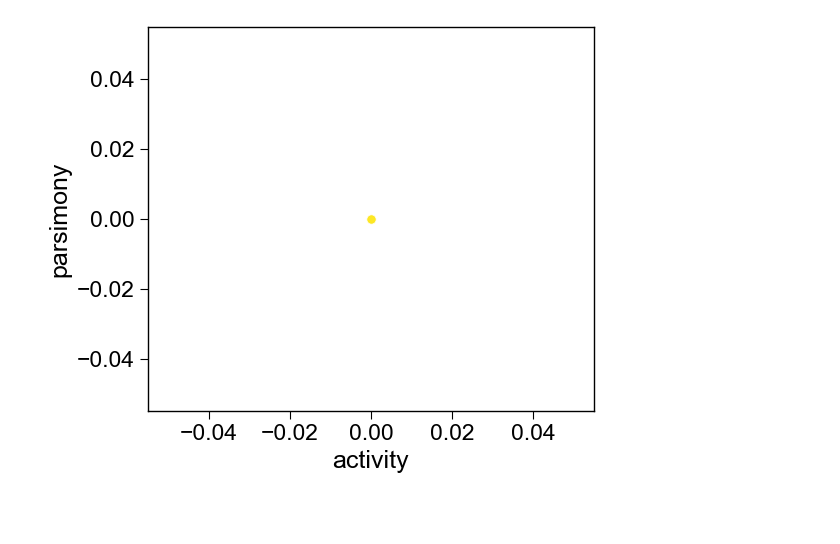
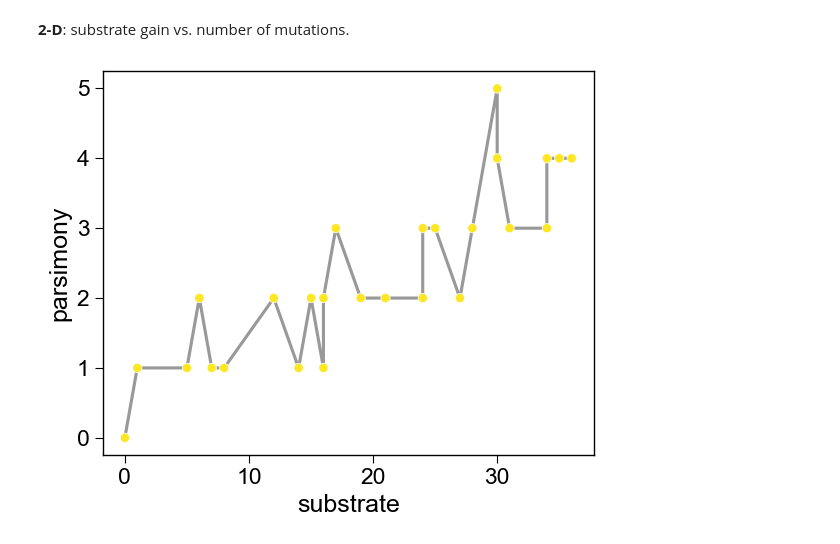
Before and after one commit to breimanntools/aaanalysis, a Jupyter notebook: examples/seqopt_pareto_front.ipynb, the cells around one changed output. Drawn from its saved outputs; the diff is of its cells as text; code cells hidden in the pictures; blank space fills up the shorter version.

```diff
--- a/examples/seqopt_pareto_front.ipynb
+++ b/examples/seqopt_pareto_front.ipynb
@@ -35,10 +3,33 @@ model = RandomForestClassifier(n_estimators=20, random_state=0).fit(X, labels)
+# %%
+import numpy as np, pandas as pd
+import matplotlib.pyplot as plt
+from sklearn.ensemble import RandomForestClassifier
+import aaanalysis as aa
+aa.options["verbose"] = False
+
+# Gamma-secretase (GSEC) substrate data + the bundled interpretable CPP feature set.
+df_feat = aa.load_features(name="DOM_GSEC")           # 150 CPP features (with positions, feat_importance)
+df_seq  = aa.load_dataset(name="DOM_GSEC", n=50)      # 100 TMD sequences, label 1 = GSEC substrate
+labels  = df_seq["label"].to_list()
+
+# A simple RandomForest substrate classifier on the CPP feature matrix.
+sf = aa.SequenceFeature()
+X = np.asarray(sf.feature_matrix(features=df_feat["feature"],
+                                 df_parts=sf.get_df_parts(df_seq=df_seq),
+                                 df_scales=aa.load_scales()), dtype=float)
+model = RandomForestClassifier(n_estimators=100, random_state=0).fit(X, labels)
+
+# Pick a NON-substrate as the wild-type and design a "super substrate": mutate its TMD to
+# maximize the predicted substrate probability with as few mutations as possible.
+wt = df_seq[df_seq["label"] == 0].iloc[[0]].reset_index(drop=True)
+objectives = [("substrate", "max", "delta_pred"),     # raise P(GSEC substrate) (RF prediction shift)
+              ("parsimony", "min", "n_mut")]          # with as few mutations as possible
 # %%
-# Two objectives: maximize the model prediction shift, minimize the number of mutations.
-objectives = [("activity", "max", "delta_pred"), ("parsimony", "min", "n_mut")]
-seqopt = aa.SeqOpt(mode="importance", model=model, random_state=42)
-df_pareto = seqopt.run(df_seq=df_seq, df_feat=df_feat, objectives=objectives,
-                       algorithm="nsga2", pop_size=20, n_gen=10, n_mut_max=4,
-                       crossover="uniform", mutation="substitution", cx_prob=0.5,
-                       mut_prob=0.2, survival="mu_plus_lambda", region="tmd", init="random")
+objectives3 = [("substrate", "max", "delta_pred"),    # raise predicted substrate probability
+               ("stability", "min", "delta_cpp"),     # keep the feature profile close to natural
+               ("parsimony", "min", "n_mut")]         # few mutations
+seqopt = aa.SeqOpt(mode="importance", model=model, target_class=1, random_state=42)
+df_pareto = seqopt.run(df_seq=wt, df_feat=df_feat, objectives=objectives3,
+                       pop_size=40, n_gen=20, n_mut_max=5, region="tmd")
 aa.display_df(df_pareto, n_rows=10, show_shape=True)
 # %% [output]
@@ -48,9 +48,8 @@ DataFrame shape: (1, 8)
+# %% [markdown]
+**2-D**: substrate gain vs. number of mutations.
 # %%
-import matplotlib.pyplot as plt
 aa.plot_settings()
-aa.SeqOptPlot().pareto_front(df_pareto=df_pareto, x="activity", y="parsimony",
-                             front_only=False)
-plt.tight_layout()
-plt.show()
+aa.SeqOptPlot().pareto_front(df_pareto=df_pareto, x="substrate", y="parsimony")
+plt.tight_layout(); plt.show()
 # %% [output]
-[figure, old version]
+[figure, new version]
```
Also changed, not shown: parts of 5 cells of this notebook, 7 other files.
